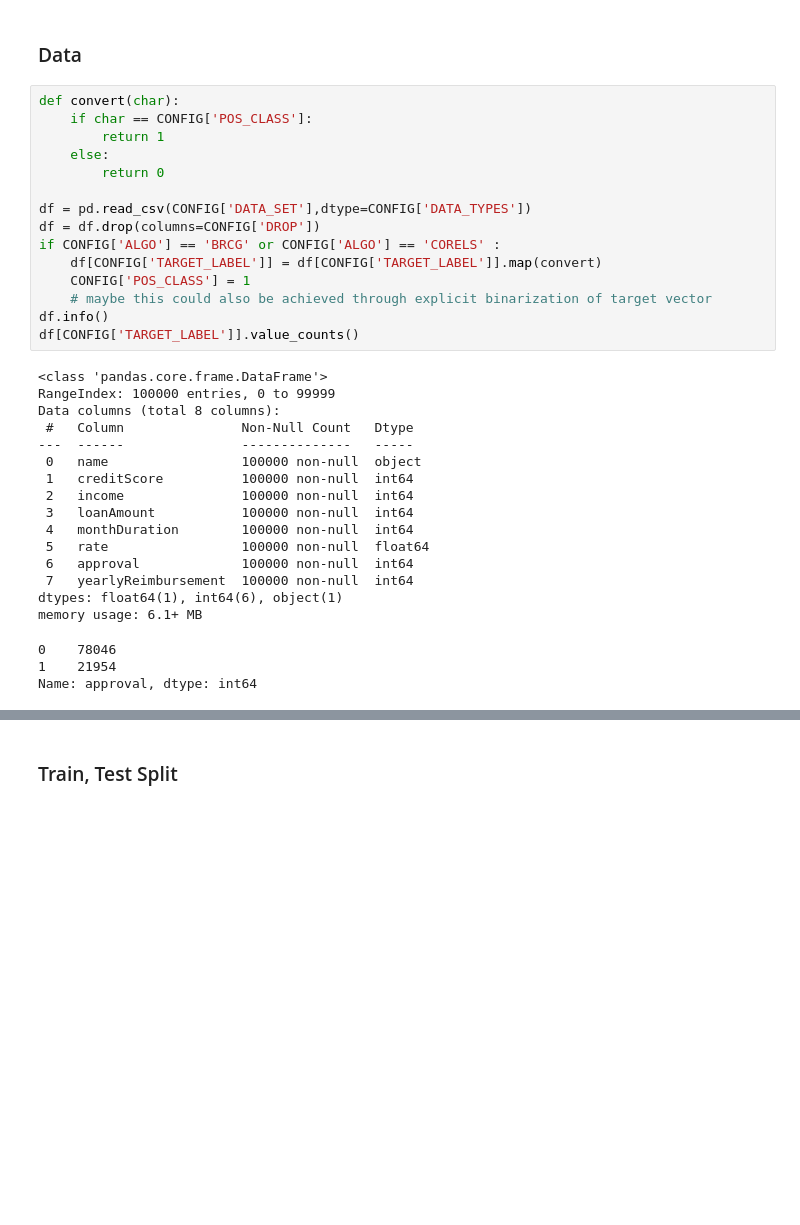
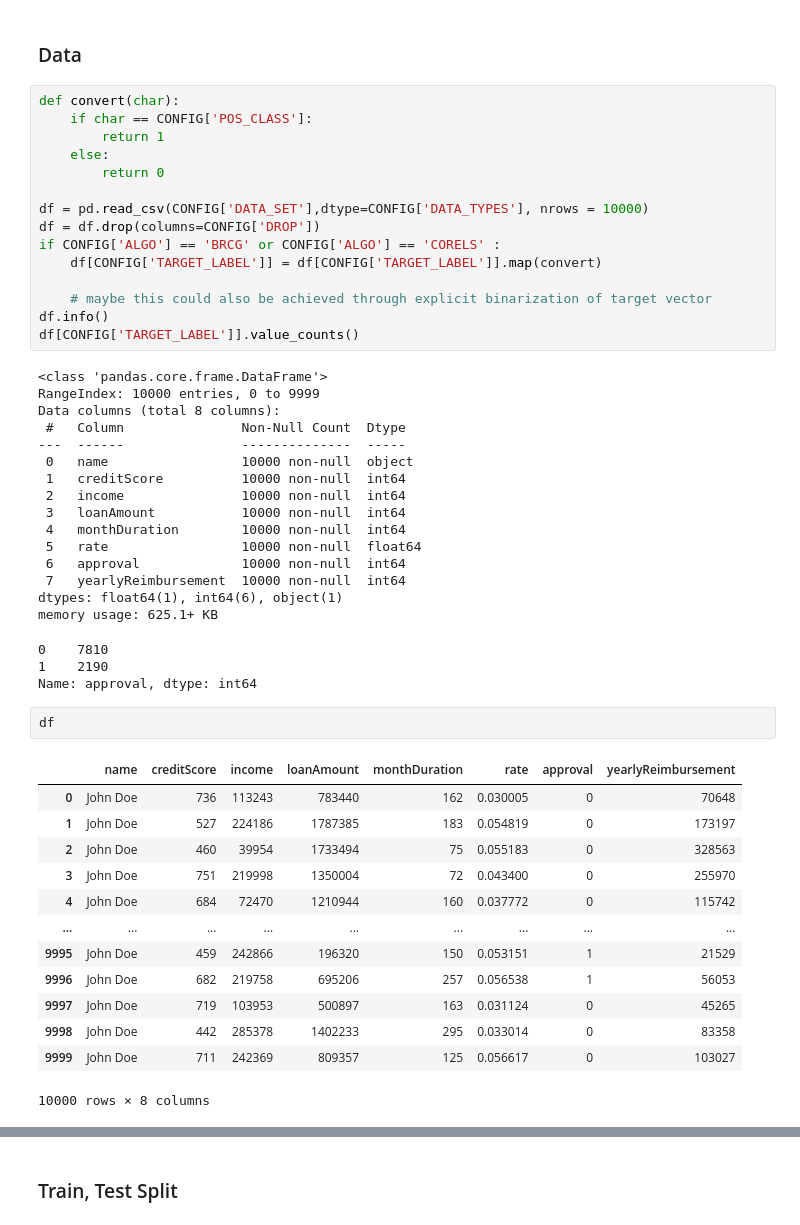
Before and after one commit to IBM/rulebenchmark, a Jupyter notebook: unified-experiments/rule-mining.ipynb, the cells around one changed output, grey strips where cells are left out. Cells and saved outputs as stored; diff of their text form; blank space fills up the shorter version.

```diff
--- a/unified-experiments/rule-mining.ipynb
+++ b/unified-experiments/rule-mining.ipynb
@@ -65,33 +65,49 @@ def convert(char):
     else:
         return 0
 
-df = pd.read_csv(CONFIG['DATA_SET'],dtype=CONFIG['DATA_TYPES'])
+df = pd.read_csv(CONFIG['DATA_SET'],dtype=CONFIG['DATA_TYPES'], nrows = 10000)
 df = df.drop(columns=CONFIG['DROP'])
 if CONFIG['ALGO'] == 'BRCG' or CONFIG['ALGO'] == 'CORELS' :
     df[CONFIG['TARGET_LABEL']] = df[CONFIG['TARGET_LABEL']].map(convert)
-    CONFIG['POS_CLASS'] = 1
+
     # maybe this could also be achieved through explicit binarization of target vector
 df.info()
 df[CONFIG['TARGET_LABEL']].value_counts()
 # %% [output]
 <class 'pandas.core.frame.DataFrame'>
-RangeIndex: 100000 entries, 0 to 99999
+RangeIndex: 10000 entries, 0 to 9999
 Data columns (total 8 columns):
- #   Column               Non-Null Count   Dtype
----  ------               --------------   -----
- 0   name                 100000 non-null  object
- 1   creditScore          100000 non-null  int64
- 2   income               100000 non-null  int64
- 3   loanAmount           100000 non-null  int64
- 4   monthDuration        100000 non-null  int64
- 5   rate                 100000 non-null  float64
- 6   approval             100000 non-null  int64
- 7   yearlyReimbursement  100000 non-null  int64
+ #   Column               Non-Null Count  Dtype
+---  ------               --------------  -----
+ 0   name                 10000 non-null  object
+ 1   creditScore          10000 non-null  int64
+ 2   income               10000 non-null  int64
+ 3   loanAmount           10000 non-null  int64
+ 4   monthDuration        10000 non-null  int64
+ 5   rate                 10000 non-null  float64
+ 6   approval             10000 non-null  int64
+ 7   yearlyReimbursement  10000 non-null  int64
 dtypes: float64(1), int64(6), object(1)
-memory usage: 6.1+ MB
+memory usage: 625.1+ KB
-0    78046
-1    21954
+0    7810
+1    2190
 Name: approval, dtype: int64
+# %%
+df
+# %% [output]
+|  | name | creditScore | income | loanAmount | monthDuration | rate | approval | yearlyReimbursement |
+| 0 | John Doe | 736 | 113243 | 783440 | 162 | 0.030005 | 0 | 70648 |
+| 1 | John Doe | 527 | 224186 | 1787385 | 183 | 0.054819 | 0 | 173197 |
+| 2 | John Doe | 460 | 39954 | 1733494 | 75 | 0.055183 | 0 | 328563 |
+| 3 | John Doe | 751 | 219998 | 1350004 | 72 | 0.043400 | 0 | 255970 |
+| 4 | John Doe | 684 | 72470 | 1210944 | 160 | 0.037772 | 0 | 115742 |
+| ... | ... | ... | ... | ... | ... | ... | ... | ... |
+| 9995 | John Doe | 459 | 242866 | 196320 | 150 | 0.053151 | 1 | 21529 |
+| 9996 | John Doe | 682 | 219758 | 695206 | 257 | 0.056538 | 1 | 56053 |
+| 9997 | John Doe | 719 | 103953 | 500897 | 163 | 0.031124 | 0 | 45265 |
+| 9998 | John Doe | 442 | 285378 | 1402233 | 295 | 0.033014 | 0 | 83358 |
+| 9999 | John Doe | 711 | 242369 | 809357 | 125 | 0.056617 | 0 | 103027 |
+10000 rows × 8 columns
 # %%
 if CONFIG['TYPE'] == 'BINARY':
     print(df[CONFIG['TARGET_LABEL']].value_counts())
```
Also changed, not shown: parts of 12 cells of this notebook, 2 other files.
